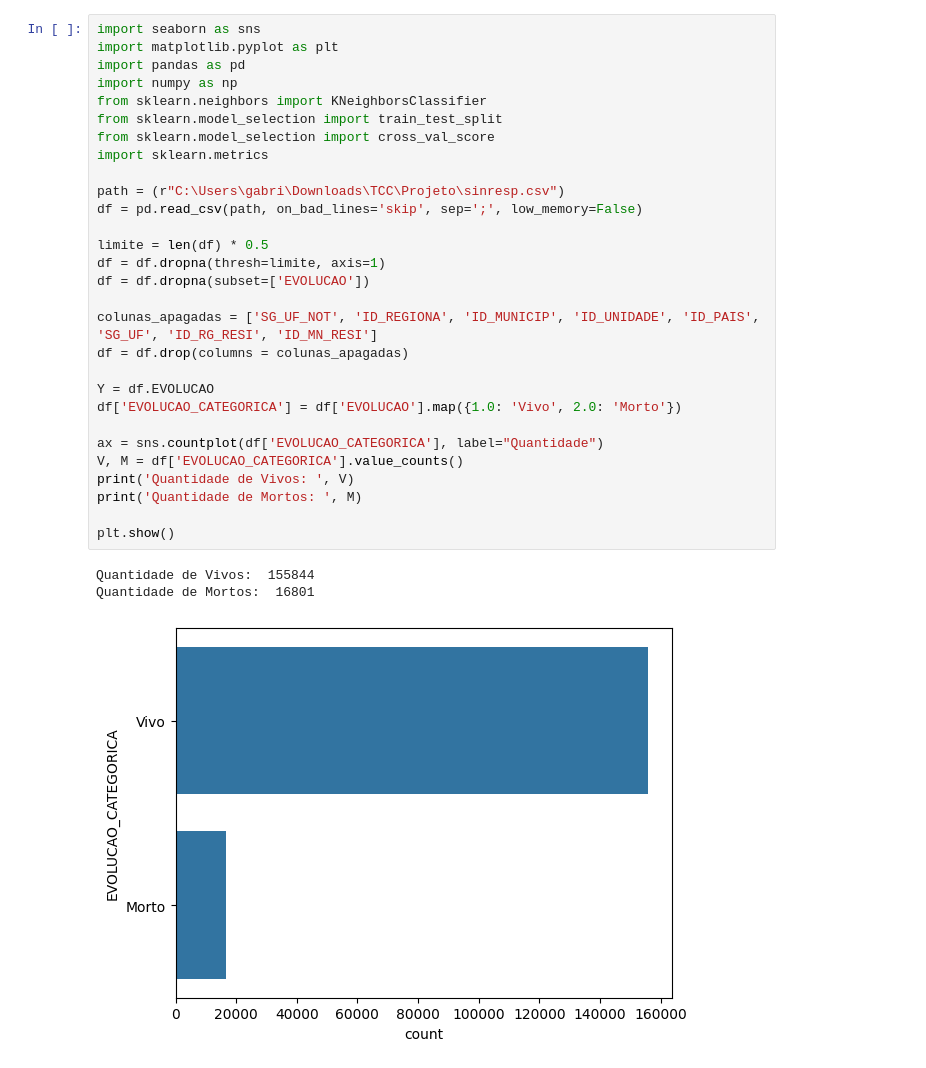
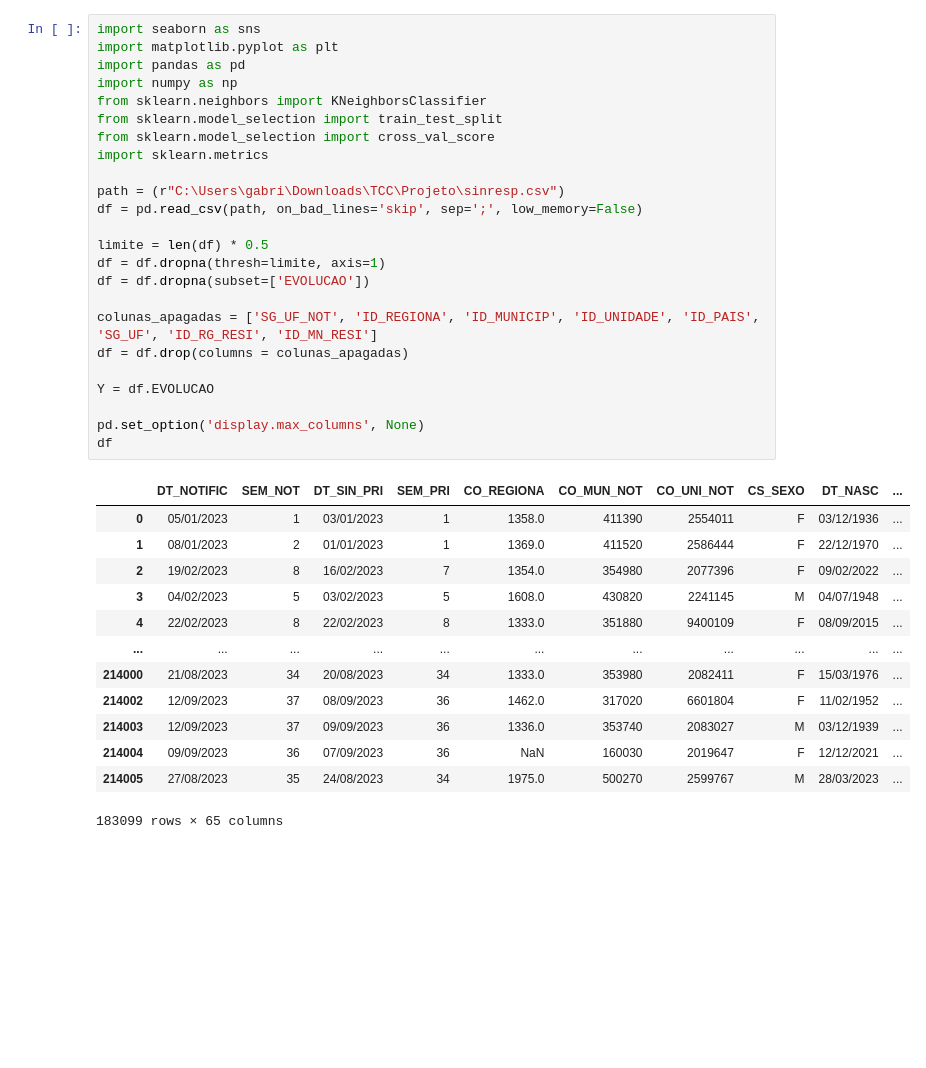
Before and after one commit to Gabriel-Araujo12/revelando-entrelinhas, a Jupyter notebook: Projeto/main.ipynb, the cells around one changed output. Drawn from its saved outputs; the diff is of its cells as text; blank space fills up the shorter version.

```diff
--- a/Projeto/main.ipynb
+++ b/Projeto/main.ipynb
@@ -1,33 +1,38 @@
 # %%
 import seaborn as sns
 import matplotlib.pyplot as plt
 import pandas as pd
 import numpy as np
 from sklearn.neighbors import KNeighborsClassifier
 from sklearn.model_selection import train_test_split
 from sklearn.model_selection import cross_val_score
 import sklearn.metrics
 
 path = (r"C:\Users\gabri\Downloads\TCC\Projeto\sinresp.csv")
 df = pd.read_csv(path, on_bad_lines='skip', sep=';', low_memory=False)
 
 limite = len(df) * 0.5
 df = df.dropna(thresh=limite, axis=1)
 df = df.dropna(subset=['EVOLUCAO'])
 
 colunas_apagadas = ['SG_UF_NOT', 'ID_REGIONA', 'ID_MUNICIP', 'ID_UNIDADE', 'ID_PAIS', 'SG_UF', 'ID_RG_RESI', 'ID_MN_RESI']
 df = df.drop(columns = colunas_apagadas)
 
 Y = df.EVOLUCAO
-df['EVOLUCAO_CATEGORICA'] = df['EVOLUCAO'].map({1.0: 'Vivo', 2.0: 'Morto'})
 
-ax = sns.countplot(df['EVOLUCAO_CATEGORICA'], label="Quantidade")
-V, M = df['EVOLUCAO_CATEGORICA'].value_counts()
-print('Quantidade de Vivos: ', V)
-print('Quantidade de Mortos: ', M)
-
-plt.show()
+pd.set_option('display.max_columns', None)
+df
 # %% [output]
+|  | DT_NOTIFIC | SEM_NOT | DT_SIN_PRI | SEM_PRI | CO_REGIONA | CO_MUN_NOT | CO_UNI_NOT | CS_SEXO | DT_NASC | ... |
+| 0 | 05/01/2023 | 1 | 03/01/2023 | 1 | 1358.0 | 411390 | 2554011 | F | 03/12/1936 | ... |
+| 1 | 08/01/2023 | 2 | 01/01/2023 | 1 | 1369.0 | 411520 | 2586444 | F | 22/12/1970 | ... |
+| 2 | 19/02/2023 | 8 | 16/02/2023 | 7 | 1354.0 | 354980 | 2077396 | F | 09/02/2022 | ... |
+| 3 | 04/02/2023 | 5 | 03/02/2023 | 5 | 1608.0 | 430820 | 2241145 | M | 04/07/1948 | ... |
+| 4 | 22/02/2023 | 8 | 22/02/2023 | 8 | 1333.0 | 351880 | 9400109 | F | 08/09/2015 | ... |
+| ... | ... | ... | ... | ... | ... | ... | ... | ... | ... | ... |
+| 214000 | 21/08/2023 | 34 | 20/08/2023 | 34 | 1333.0 | 353980 | 2082411 | F | 15/03/1976 | ... |
+| 214002 | 12/09/2023 | 37 | 08/09/2023 | 36 | 1462.0 | 317020 | 6601804 | F | 11/02/1952 | ... |
+| 214003 | 12/09/2023 | 37 | 09/09/2023 | 36 | 1336.0 | 353740 | 2083027 | M | 03/12/1939 | ... |
+| 214004 | 09/09/2023 | 36 | 07/09/2023 | 36 | NaN | 160030 | 2019647 | F | 12/12/2021 | ... |
+| 214005 | 27/08/2023 | 35 | 24/08/2023 | 34 | 1975.0 | 500270 | 2599767 | M | 28/03/2023 | ... |
-Quantidade de Vivos:  155844
-Quantidade de Mortos:  16801
+183099 rows × 65 columns
-[figure, removed]
```
Also changed, not shown: 2 other files.
